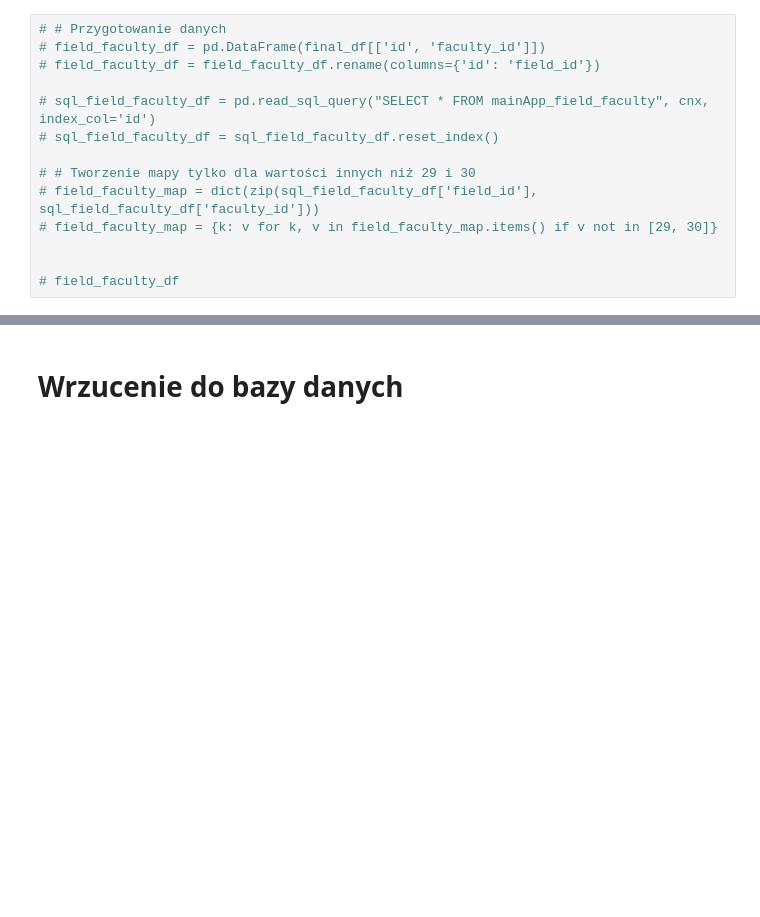
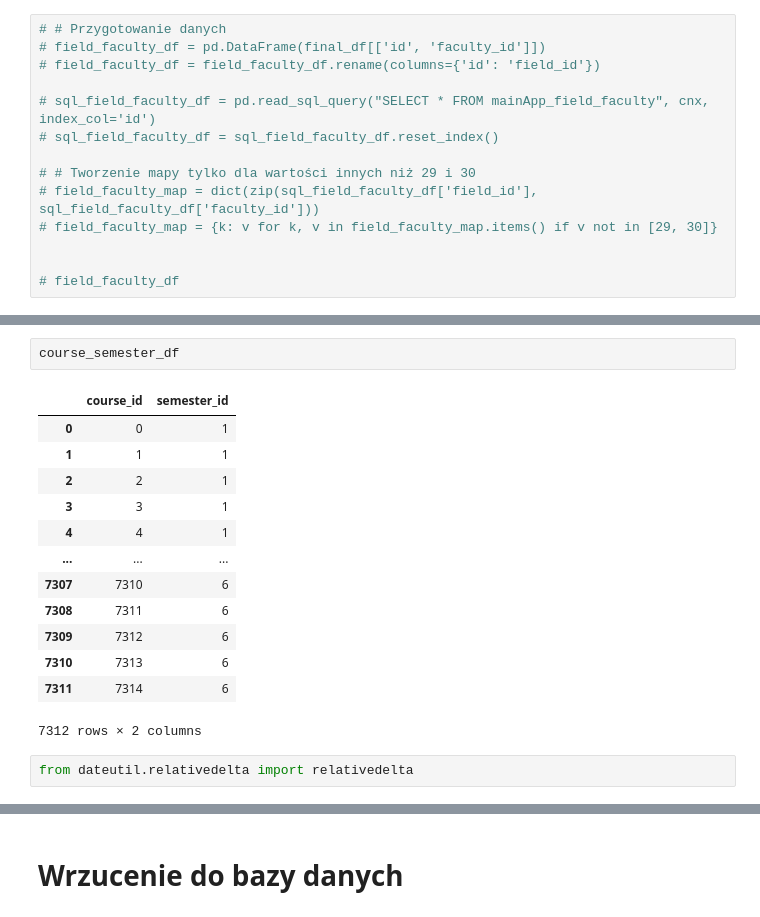
Before and after one commit to Julnowak/MiUn-Student-App, a Jupyter notebook: backend/concatenate_sylabus_data.ipynb, the cells around one changed output, grey strips where cells are left out. Saved outputs shown, nothing was run; the diff lists cells and outputs as text; blank space fills up the shorter version.

```diff
--- a/backend/concatenate_sylabus_data.ipynb
+++ b/backend/concatenate_sylabus_data.ipynb
@@ -489,0 +559,18 @@ course_field_df
+# %%
+course_semester_df
+# %% [output]
+|  | course_id | semester_id |
+| 0 | 0 | 1 |
+| 1 | 1 | 1 |
+| 2 | 2 | 1 |
+| 3 | 3 | 1 |
+| 4 | 4 | 1 |
+| ... | ... | ... |
+| 7307 | 7310 | 6 |
+| 7308 | 7311 | 6 |
+| 7309 | 7312 | 6 |
+| 7310 | 7313 | 6 |
+| 7311 | 7314 | 6 |
+7312 rows × 2 columns
+# %%
+from dateutil.relativedelta import relativedelta
```
Also changed, not shown: parts of 34 cells of this notebook, 1 other file.
